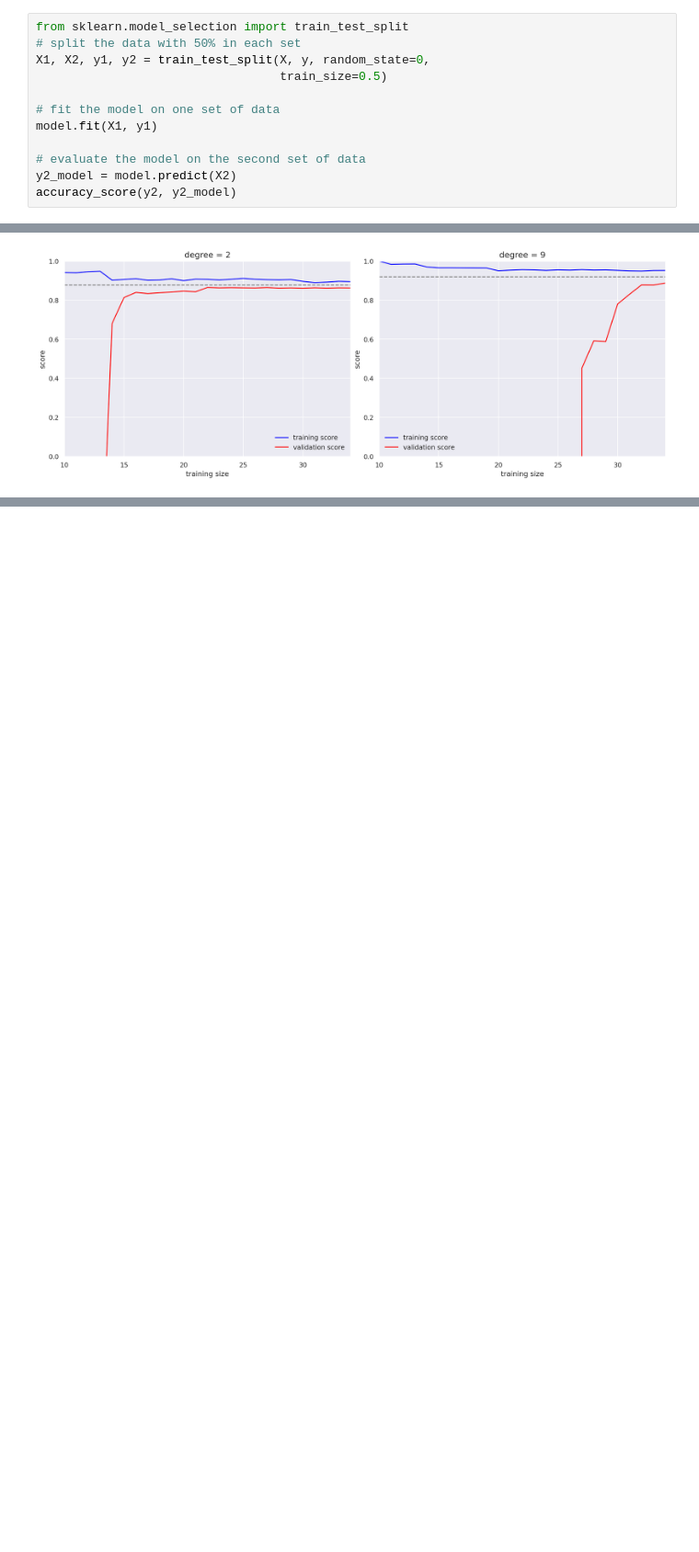
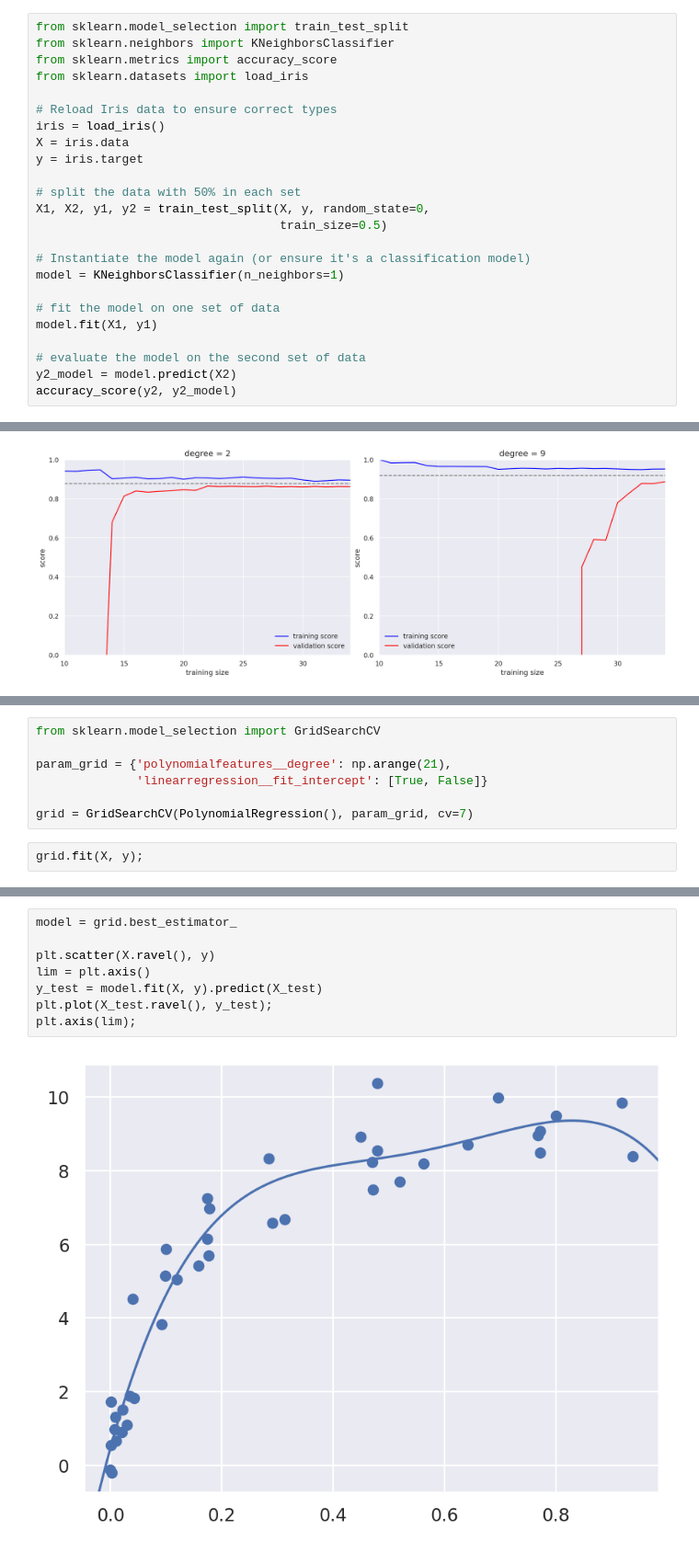
Before and after one commit to m00n07/mineria_de_datos, a Jupyter notebook: Mineria_de_datos.ipynb, the cells around one changed output, grey strips where cells are left out. Shown at 92% size. Cells and saved outputs as stored; diff of their text form; blank space fills up the shorter version.

```diff
--- a/Mineria_de_datos.ipynb
+++ b/Mineria_de_datos.ipynb
@@ -2233,8 +2237,20 @@ accuracy_score(y, y_model)
 # %%
 from sklearn.model_selection import train_test_split
+from sklearn.neighbors import KNeighborsClassifier
+from sklearn.metrics import accuracy_score
+from sklearn.datasets import load_iris
+
+# Reload Iris data to ensure correct types
+iris = load_iris()
+X = iris.data
+y = iris.target
+
 # split the data with 50% in each set
 X1, X2, y1, y2 = train_test_split(X, y, random_state=0,
                                   train_size=0.5)
+
+# Instantiate the model again (or ensure it's a classification model)
+model = KNeighborsClassifier(n_neighbors=1)
 
 # fit the model on one set of data
 model.fit(X1, y1)
@@ -2381,0 +2408,9 @@ for i, degree in enumerate([2, 9]):
+# %%
+from sklearn.model_selection import GridSearchCV
+
+param_grid = {'polynomialfeatures__degree': np.arange(21),
+              'linearregression__fit_intercept': [True, False]}
+
+grid = GridSearchCV(PolynomialRegression(), param_grid, cv=7)
+# %%
+grid.fit(X, y);
@@ -2381,0 +2422,10 @@ for i, degree in enumerate([2, 9]):
+# %%
+model = grid.best_estimator_
+
+plt.scatter(X.ravel(), y)
+lim = plt.axis()
+y_test = model.fit(X, y).predict(X_test)
+plt.plot(X_test.ravel(), y_test);
+plt.axis(lim);
+# %% [output]
+[figure, added]
```
Also changed, not shown: parts of 46 cells of this notebook.
